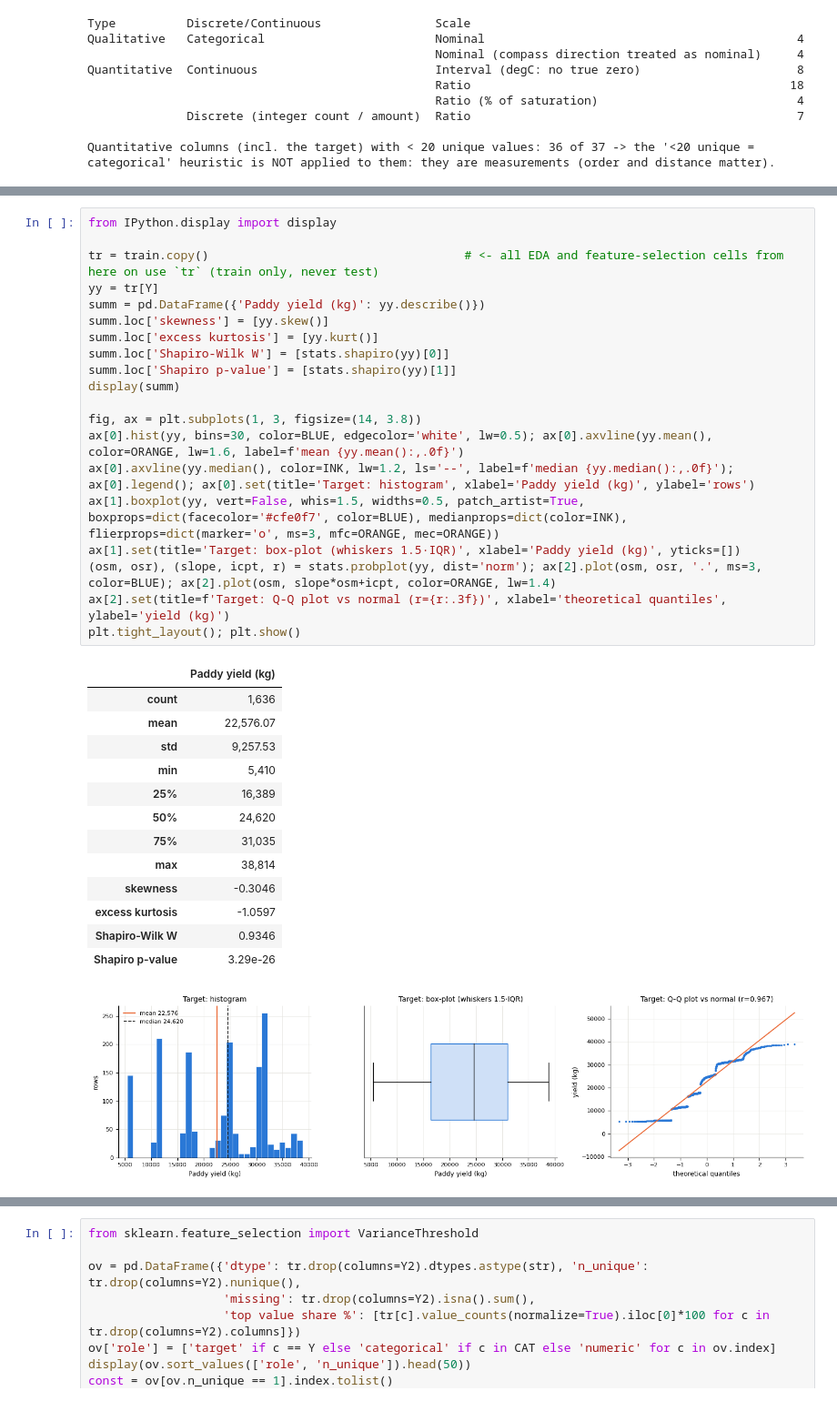
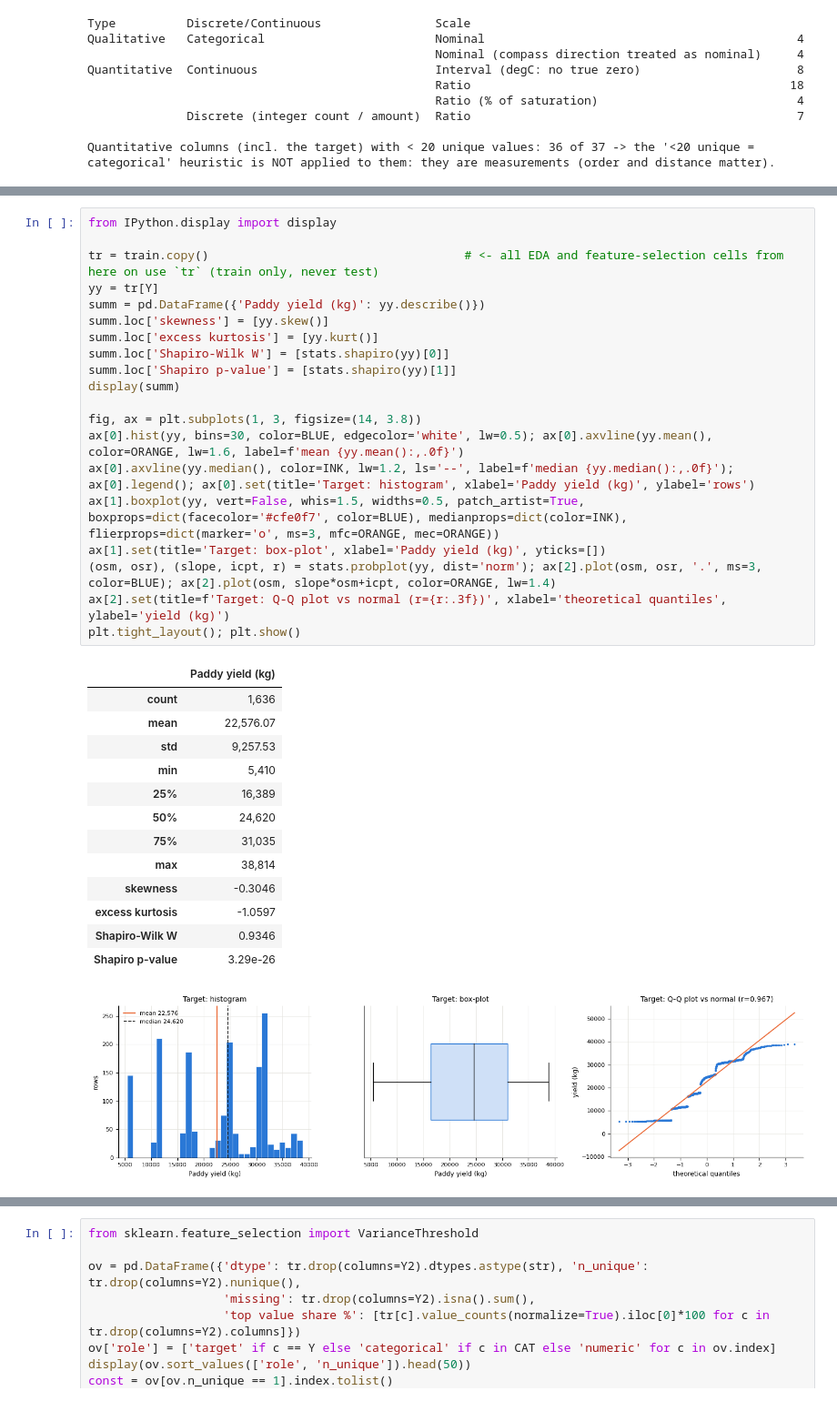
Before and after one commit to phattanaratjeedjeen-sudo/paddy, a Jupyter notebook: src/paddy_ML_regression.ipynb, the cells around one changed output, grey strips where cells are left out. Shown at 91% size. Cells and saved outputs as stored; diff of their text form.

```diff
--- a/src/paddy_ML_regression.ipynb
+++ b/src/paddy_ML_regression.ipynb
@@ -454,33 +380,33 @@ from IPython.display import display
 tr = train.copy()                                    # <- all EDA and feature-selection cells from here on use `tr` (train only, never test)
 yy = tr[Y]
 summ = pd.DataFrame({'Paddy yield (kg)': yy.describe()})
 summ.loc['skewness'] = [yy.skew()]
 summ.loc['excess kurtosis'] = [yy.kurt()]
 summ.loc['Shapiro-Wilk W'] = [stats.shapiro(yy)[0]]
 summ.loc['Shapiro p-value'] = [stats.shapiro(yy)[1]]
 display(summ)
 
 fig, ax = plt.subplots(1, 3, figsize=(14, 3.8))
 ax[0].hist(yy, bins=30, color=BLUE, edgecolor='white', lw=0.5); ax[0].axvline(yy.mean(), color=ORANGE, lw=1.6, label=f'mean {yy.mean():,.0f}')
 ax[0].axvline(yy.median(), color=INK, lw=1.2, ls='--', label=f'median {yy.median():,.0f}'); ax[0].legend(); ax[0].set(title='Target: histogram', xlabel='Paddy yield (kg)', ylabel='rows')
 ax[1].boxplot(yy, vert=False, whis=1.5, widths=0.5, patch_artist=True, boxprops=dict(facecolor='#cfe0f7', color=BLUE), medianprops=dict(color=INK), flierprops=dict(marker='o', ms=3, mfc=ORANGE, mec=ORANGE))
-ax[1].set(title='Target: box-plot (whiskers 1.5·IQR)', xlabel='Paddy yield (kg)', yticks=[])
+ax[1].set(title='Target: box-plot', xlabel='Paddy yield (kg)', yticks=[])
 (osm, osr), (slope, icpt, r) = stats.probplot(yy, dist='norm'); ax[2].plot(osm, osr, '.', ms=3, color=BLUE); ax[2].plot(osm, slope*osm+icpt, color=ORANGE, lw=1.4)
 ax[2].set(title=f'Target: Q-Q plot vs normal (r={r:.3f})', xlabel='theoretical quantiles', ylabel='yield (kg)')
 plt.tight_layout(); plt.show()
 # %% [output]
 |  | Paddy yield (kg) |
 | count | 1,636 |
 | mean | 22,576.07 |
 | std | 9,257.53 |
 | min | 5,410 |
 | 25% | 16,389 |
 | 50% | 24,620 |
 | 75% | 31,035 |
 | max | 38,814 |
 | skewness | -0.3046 |
 | excess kurtosis | -1.0597 |
 | Shapiro-Wilk W | 0.9346 |
 | Shapiro p-value | 3.29e-26 |
-[figure, old version]
+[figure, new version]
 # %% [markdown]
```
Also changed, not shown: parts of 85 cells of this notebook, 1 other file.
